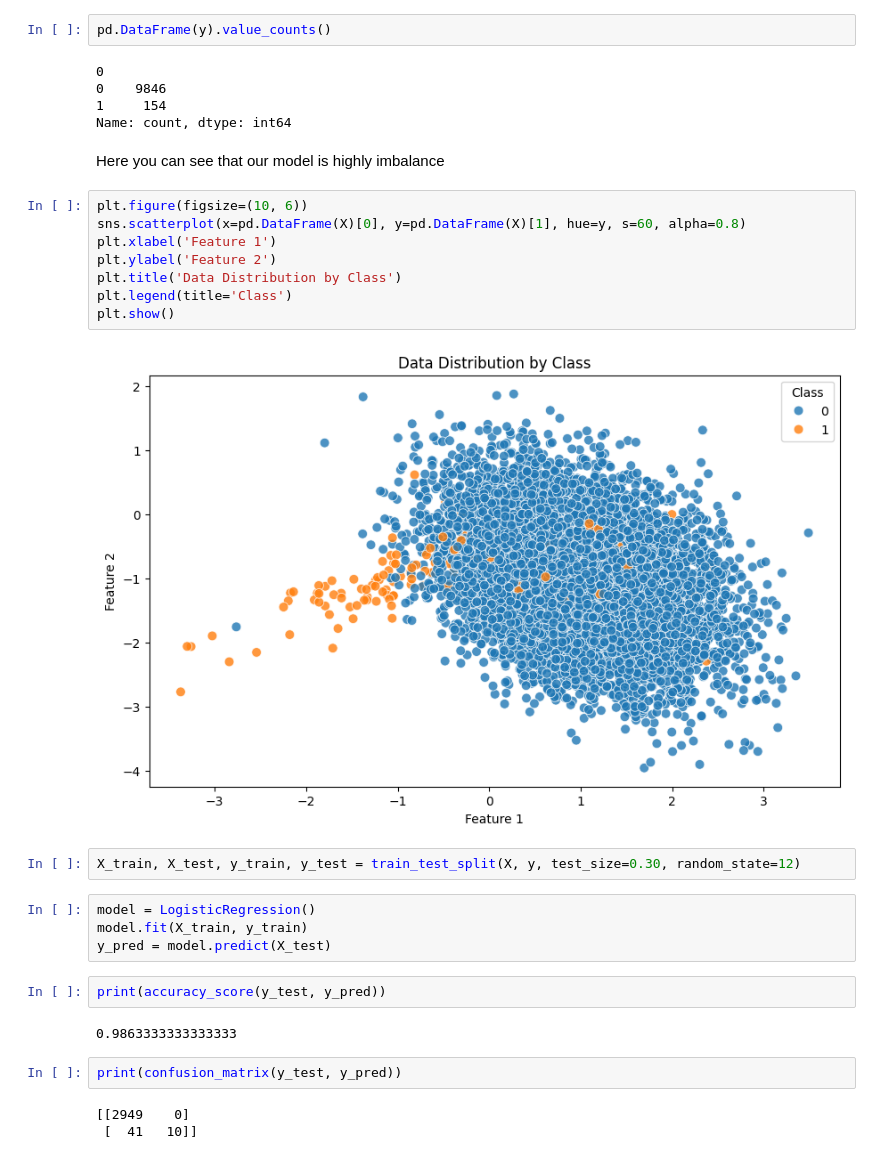
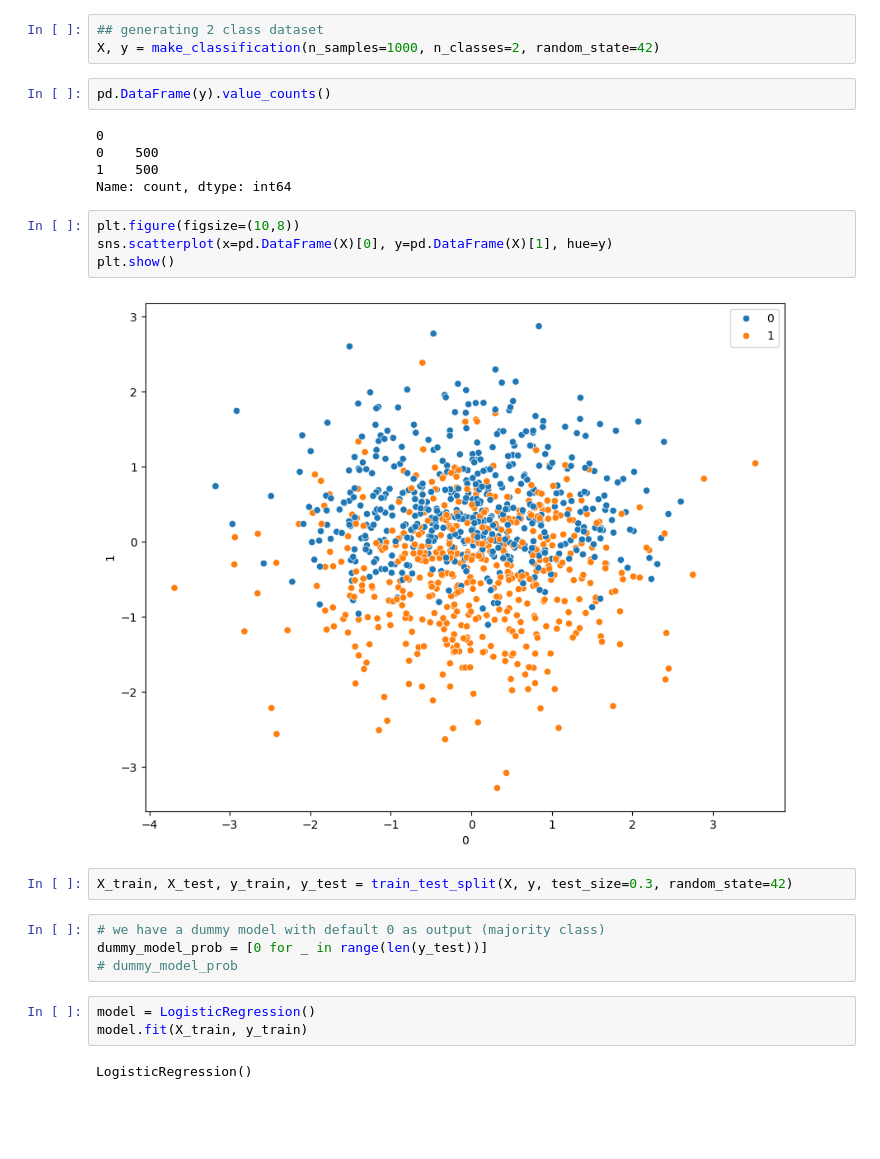
Before and after one commit to udityamerit/Complete-Machine-Learning-For-Beginners, a Jupyter notebook: 11-Complete Logistic Regression/11.4-Logistic_Regression_with_ROC_and_AUC.ipynb, the cells around one changed output. Drawn from its saved outputs; the diff is of its cells as text; blank space fills up the shorter version.

Commit message:
completed the CLassification Part

```diff
--- a/11-Complete Logistic Regression/11.4-Logistic_Regression_with_ROC_and_AUC.ipynb
+++ b/11-Complete Logistic Regression/11.4-Logistic_Regression_with_ROC_and_AUC.ipynb
@@ -30,34 +13,27 @@ pd.DataFrame(X).head()
+# %%
+## generating 2 class dataset
+X, y = make_classification(n_samples=1000, n_classes=2, random_state=42)
 # %%
 pd.DataFrame(y).value_counts()
 # %% [output]
 0
-0    9846
-1     154
+0    500
+1    500
 Name: count, dtype: int64
-# %% [markdown]
-Here you can see that our model is highly imbalance
 # %%
-plt.figure(figsize=(10, 6))
-sns.scatterplot(x=pd.DataFrame(X)[0], y=pd.DataFrame(X)[1], hue=y, s=60, alpha=0.8)
-plt.xlabel('Feature 1')
-plt.ylabel('Feature 2')
-plt.title('Data Distribution by Class')
-plt.legend(title='Class')
+plt.figure(figsize=(10,8))
+sns.scatterplot(x=pd.DataFrame(X)[0], y=pd.DataFrame(X)[1], hue=y)
 plt.show()
 # %% [output]
-[figure, old version]
+[figure, new version]
 # %%
-X_train, X_test, y_train, y_test = train_test_split(X, y, test_size=0.30, random_state=12)
+X_train, X_test, y_train, y_test = train_test_split(X, y, test_size=0.3, random_state=42)
+# %%
+# we have a dummy model with default 0 as output (majority class)
+dummy_model_prob = [0 for _ in range(len(y_test))]
+# dummy_model_prob
 # %%
 model = LogisticRegression()
 model.fit(X_train, y_train)
-y_pred = model.predict(X_test)
+# %% [output]
+LogisticRegression()
-# %%
-print(accuracy_score(y_test, y_pred))
-# %% [output]
-0.9863333333333333
-# %%
-print(confusion_matrix(y_test, y_pred))
-# %% [output]
-[[2949    0]
- [  41   10]]
```
Also changed, not shown: parts of 27 cells of this notebook.
